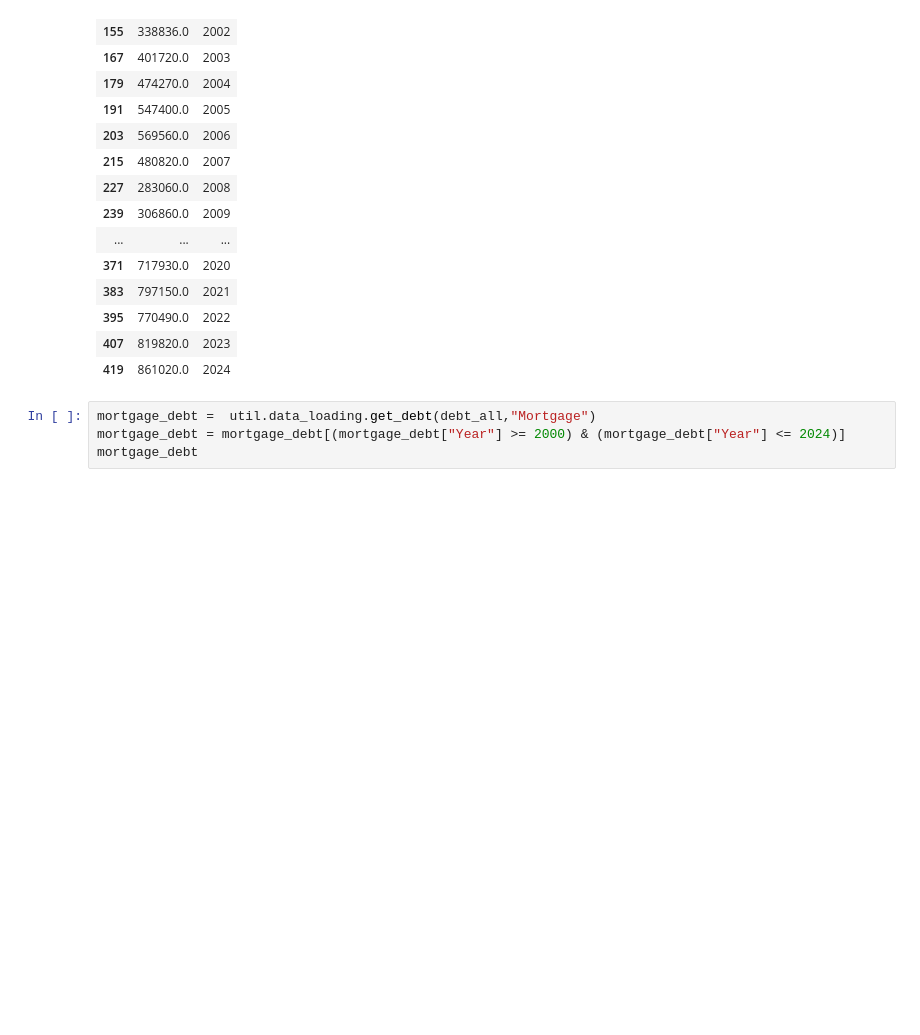
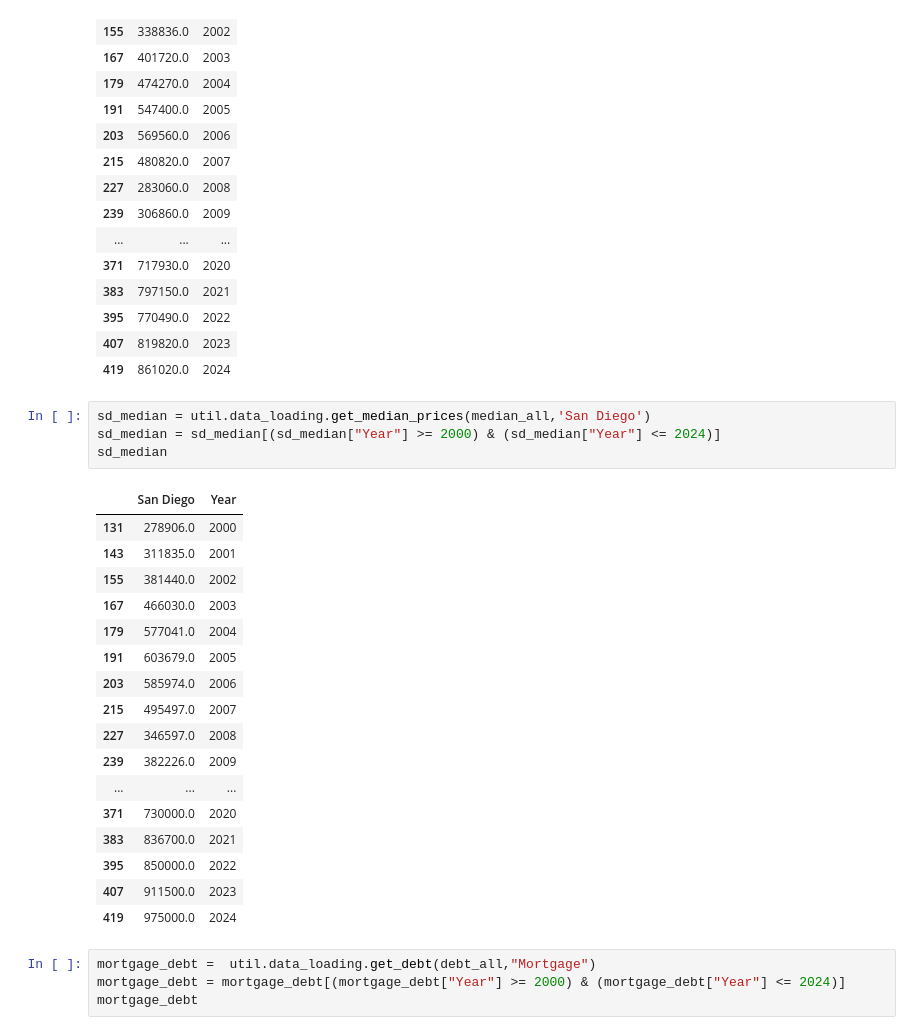
Before and after one commit to alvaroEspinozaMerida/CA_Housing_Analysis, a Jupyter notebook: src/regression_debt_price_units.ipynb, the cells around one changed output. Saved outputs shown, nothing was run; the diff lists cells and outputs as text; blank space fills up the shorter version.

```diff
--- a/src/regression_debt_price_units.ipynb
+++ b/src/regression_debt_price_units.ipynb
@@ -118,6 +118,28 @@ ca_median
 | 395 | 770490.0 | 2022 |
 | 407 | 819820.0 | 2023 |
 | 419 | 861020.0 | 2024 |
+# %%
+sd_median = util.data_loading.get_median_prices(median_all,'San Diego')
+sd_median = sd_median[(sd_median["Year"] >= 2000) & (sd_median["Year"] <= 2024)]
+sd_median
+# %% [output]
+|  | San Diego | Year |
+| 131 | 278906.0 | 2000 |
+| 143 | 311835.0 | 2001 |
+| 155 | 381440.0 | 2002 |
+| 167 | 466030.0 | 2003 |
+| 179 | 577041.0 | 2004 |
+| 191 | 603679.0 | 2005 |
+| 203 | 585974.0 | 2006 |
+| 215 | 495497.0 | 2007 |
+| 227 | 346597.0 | 2008 |
+| 239 | 382226.0 | 2009 |
+| ... | ... | ... |
+| 371 | 730000.0 | 2020 |
+| 383 | 836700.0 | 2021 |
+| 395 | 850000.0 | 2022 |
+| 407 | 911500.0 | 2023 |
+| 419 | 975000.0 | 2024 |
 # %%
 mortgage_debt =  util.data_loading.get_debt(debt_all,"Mortgage")
 mortgage_debt = mortgage_debt[(mortgage_debt["Year"] >= 2000) & (mortgage_debt["Year"] <= 2024)]
```
Also changed, not shown: parts of 13 cells of this notebook, 1 other file.
